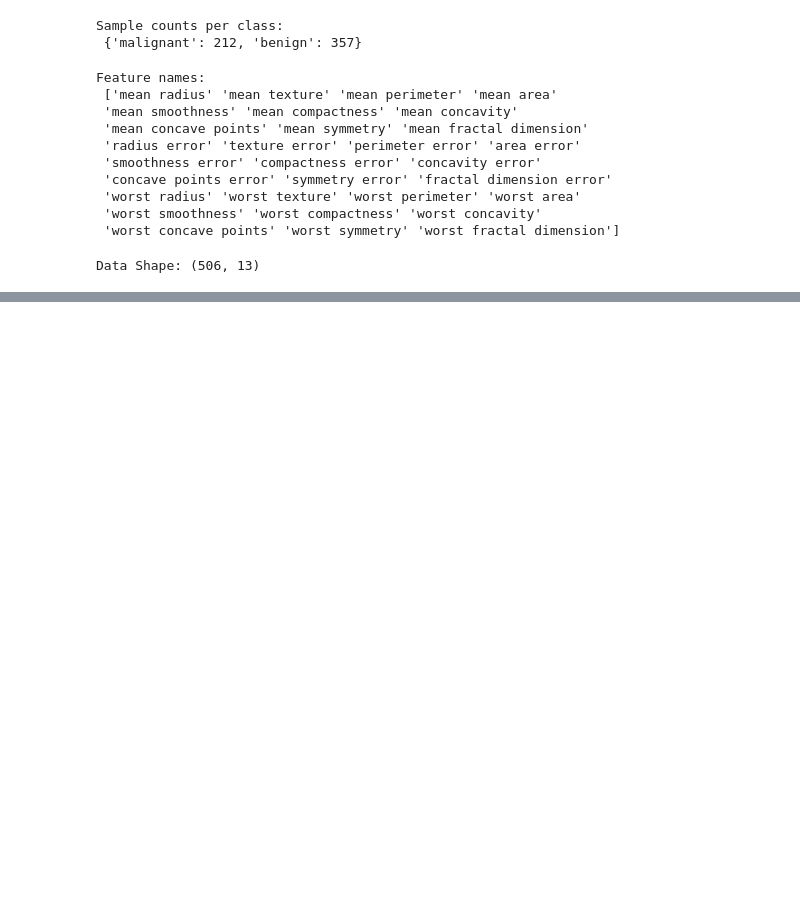
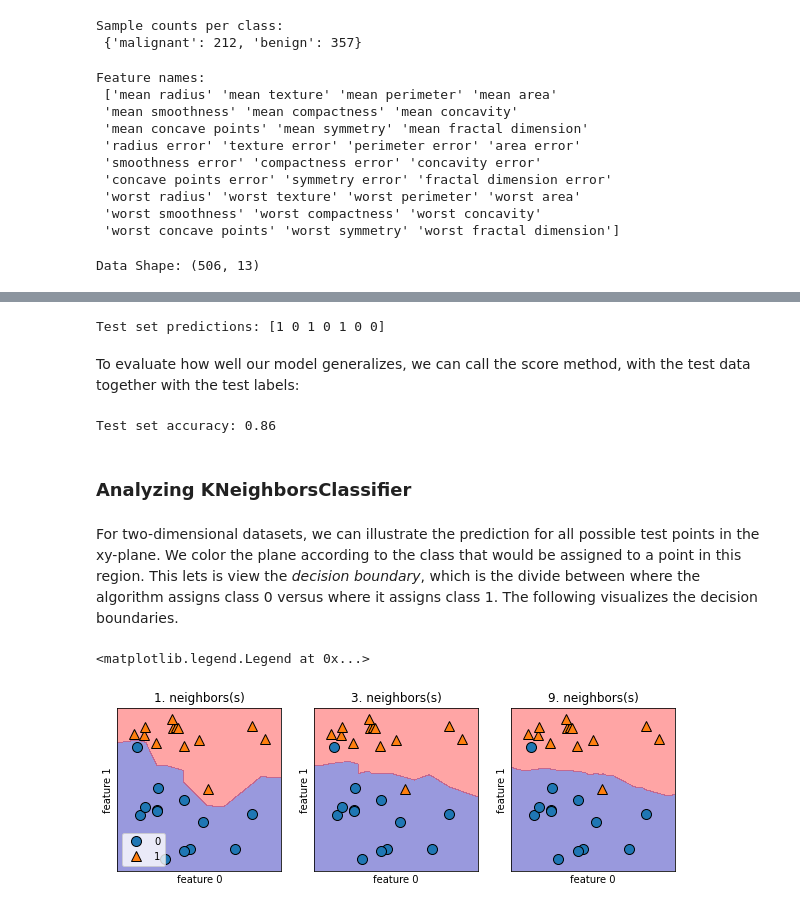
Before and after one commit to snorrealv/machine-learning_284, a Jupyter notebook: chapter2_examples.ipynb, the cells around one changed output, grey strips where cells are left out. Saved outputs shown, nothing was run; the diff lists cells and outputs as text; code cells hidden in the pictures; blank space fills up the shorter version.

```diff
--- a/chapter2_examples.ipynb
+++ b/chapter2_examples.ipynb
@@ -103,0 +84,3 @@ dir(boston.data)
+# %%
+X, y = mglearn.datasets.load_extended_boston()
+print("X.shape: {}".format(X.shape))
@@ -103,0 +97,5 @@ dir(boston.data)
+# %%
+from sklearn.model_selection import train_test_split
+X, y = mglearn.datasets.make_forge()
+
+X_train, X_test, y_train, y_test = train_test_split(X, y, random_state = 0)
@@ -103,0 +104,3 @@ dir(boston.data)
+# %%
+from sklearn.neighbors import KNeighborsClassifier
+clf = KNeighborsClassifier(n_neighbors = 3)
@@ -103,0 +109,2 @@ dir(boston.data)
+# %%
+clf.fit(X_train, y_train)
@@ -103,0 +115,32 @@ dir(boston.data)
+# %%
+print("Test set predictions: {}".format(clf.predict(X_test)))
+# %% [output]
+Test set predictions: [1 0 1 0 1 0 0]
+# %% [markdown]
+To evaluate how well our model generalizes, we can call the score method, with the test data together with the test labels:
+# %%
+print("Test set accuracy: {:.2f}".format(clf.score(X_test, y_test)))
+# %% [output]
+Test set accuracy: 0.86
+# %% [markdown]
+### Analyzing KNeighborsClassifier
+# %% [markdown]
+For two-dimensional datasets, we can illustrate the prediction for all possible test points in the xy-plane. We color the plane according to the class that would be assigned to a point in this region. This lets is view the *decision boundary*, which is the divide between where the algorithm assigns class 0 versus where it assigns class 1. The following visualizes the decision boundaries.
+# %%
+fig, axes = plt.subplots(1, 3, figsize=(10, 3))
+
+for n_neighbors, ax in zip([1, 3, 9], axes):
+    # the fit method returns the object self, so we can instantiate
+    # and fir in one line
+
+    clf = KNeighborsClassifier(n_neighbors = n_neighbors).fit(X, y)
+
+    mglearn.plots.plot_2d_separator(clf, X, fill = True, eps = 0.5, ax = ax, alpha = .4)
+    mglearn.discrete_scatter(X[:, 0], X[:, 1], y, ax = ax)
+    ax.set_title("{}. neighbors(s)".format(n_neighbors))
+    ax.set_xlabel("feature 0")
+    ax.set_ylabel("feature 1")
+axes[0].legend(loc=3)
+# %% [output]
+<matplotlib.legend.Legend at 0x...>
+[figure, added]
```
Also changed, not shown: parts of 18 cells of this notebook.
